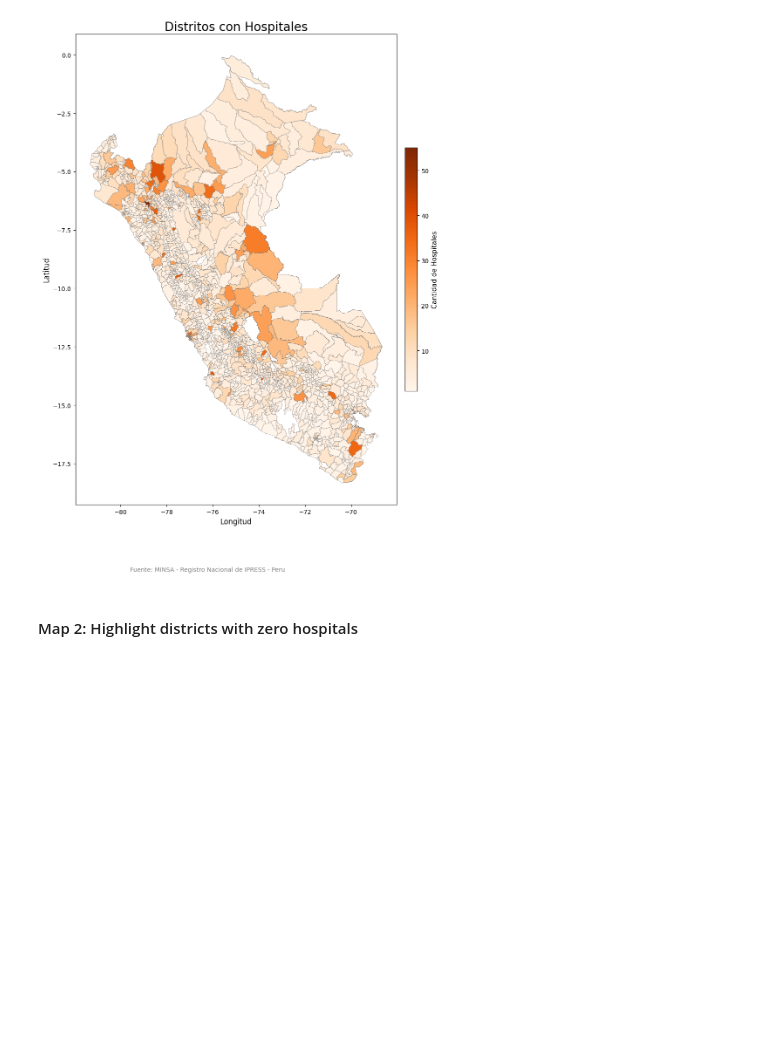
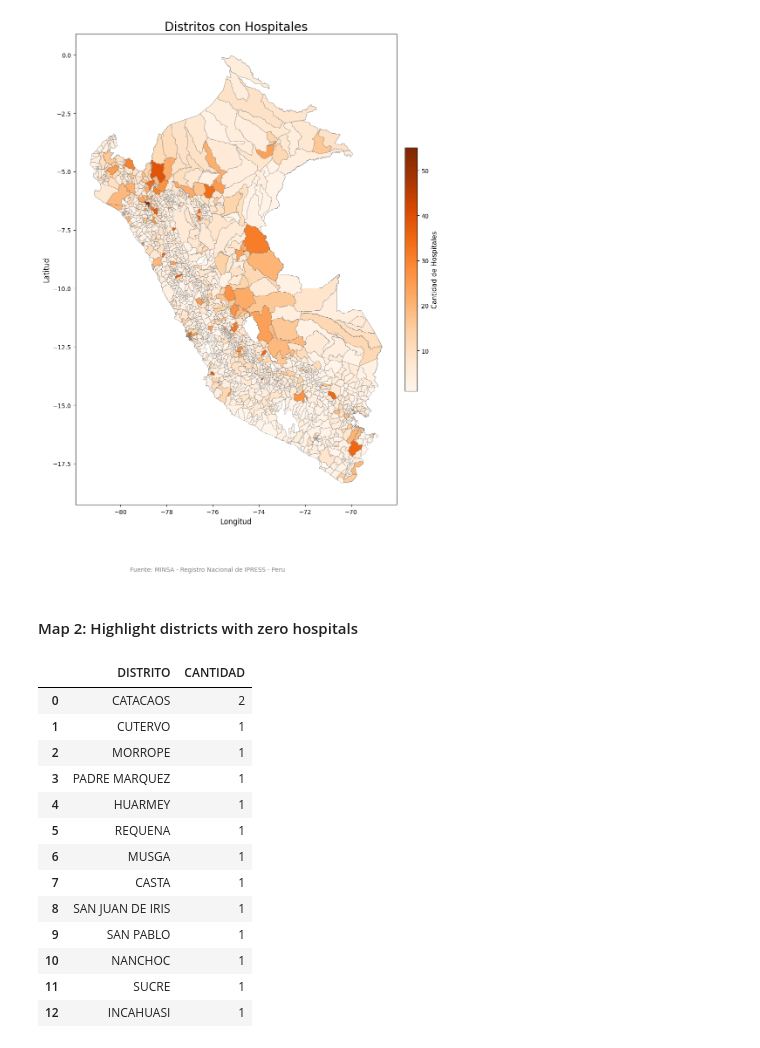
Before and after one commit to wiricardo/Hospitals-Access-Peru, a Jupyter notebook: code/estatics.ipynb, the cells around one changed output. Drawn from its saved outputs; the diff is of its cells as text; code cells hidden in the pictures; blank space fills up the shorter version.

```diff
--- a/code/estatics.ipynb
+++ b/code/estatics.ipynb
@@ -226,4 +233,23 @@ plt.show()
 fig.savefig("../output/map_1.png", dpi=300, bbox_inches='tight')
 # %% [markdown]
 #### Map 2: Highlight districts with zero hospitals
+# %%
+y = tmap_1('INOPERATIVO' , 'all-peru')
+conteo_y = y['DISTRITO'].value_counts().rename_axis('DISTRITO').reset_index(name='CANTIDAD')
+conteo_y
+# %% [output]
+|  | DISTRITO | CANTIDAD |
+| 0 | CATACAOS | 2 |
+| 1 | CUTERVO | 1 |
+| 2 | MORROPE | 1 |
+| 3 | PADRE MARQUEZ | 1 |
+| 4 | HUARMEY | 1 |
+| 5 | REQUENA | 1 |
+| 6 | MUSGA | 1 |
+| 7 | CASTA | 1 |
+| 8 | SAN JUAN DE IRIS | 1 |
+| 9 | SAN PABLO | 1 |
+| 10 | NANCHOC | 1 |
+| 11 | SUCRE | 1 |
+| 12 | INCAHUASI | 1 |
 # %%
```
Also changed, not shown: parts of 4 cells of this notebook, 1 other file.
